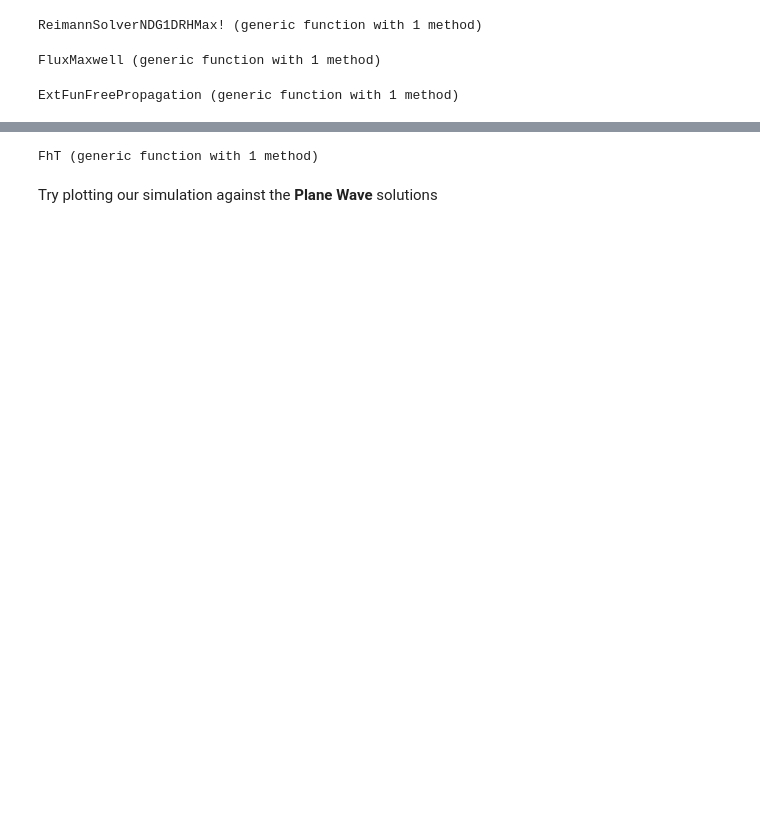
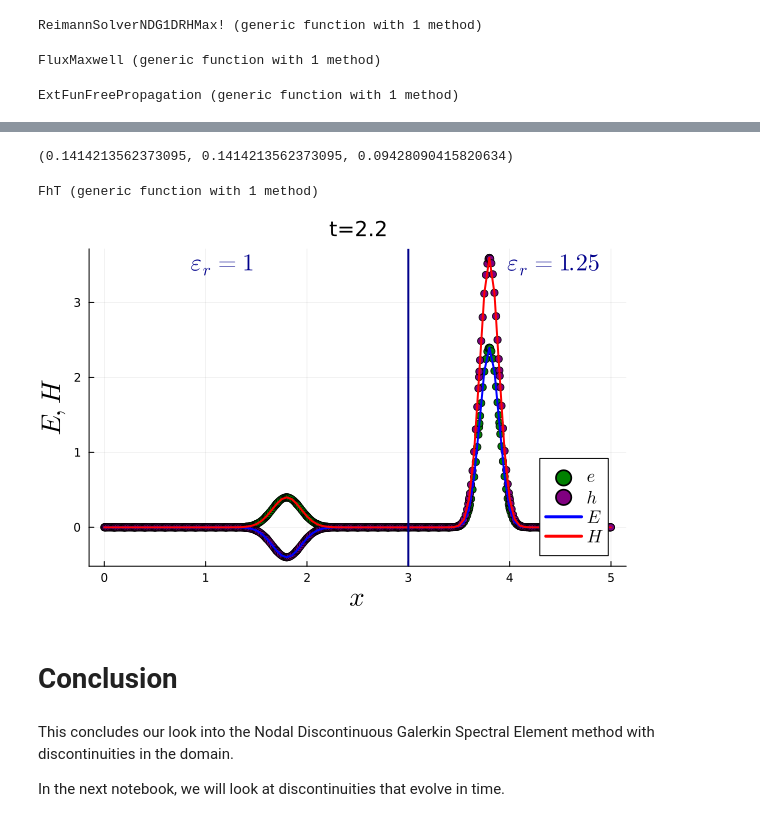
Before and after one commit to Implementing-Spectral-Methods/Implementing-Spectral-Methods, a Jupyter notebook: Part 3.ipynb, the cells around one changed output, grey strips where cells are left out. Saved outputs shown, nothing was run; the diff lists cells and outputs as text; code cells hidden in the pictures; blank space fills up the shorter version.

```diff
--- a/Part 3.ipynb
+++ b/Part 3.ipynb
@@ -2030,6 +2075,6 @@ ddtt = CFT/c1*ddxx
 # %%
 dsema = deepcopy(dsem)
 dt = 5.0e-4
-ttot = 2.0
+ttot = 2.2
 NT = floor(Int64, ttot/dt)
 # %% [output]
@@ -2095,10 +2125,21 @@ ETran = 2.0/(1+Beta)
+# %%
+#calculate new pulse widths for reflected and transmitted wave
+#and amplitude modifiers
+#
+taur = tau
+ar = 1/pi^0.25 / sqrt(taur)
+taut = tau * c1/c0
+at = 1/pi^0.25 / sqrt(taut)
+
+tau, taur, taut
+# %% [output]
+(0.1414213562373095, 0.1414213562373095, 0.09428090415820634)
 # %%
-
 #incident E field
 function FeI(x,t)
     FE = 0.0
     if x <= xeps
-        FE = 0.5*( 2^(-((x-X0) - t*speedc(x))^2/b^2) + 2^(-((x-X0) + t*speedc(x))^2/b^2))
+        FE = a*exp(-((x-X0) - t*speedc(x))^2/(2.0*tau^2))#0.5*( 2^(-((x-X0) - t*speedc(x))^2/b^2) + 2^(-((x-X0) + t*speedc(x))^2/b^2))
     else
         FE=0.0
     end
@@ -2108,7 +2149,7 @@ end
 function FhI(x,t)
     FH = 0.0
     if x <= xeps
-        FH = 0.5/impZ(x) * (2^(-((x-X0) - speedc(x)*t)^2/b^2) - 2^(-((x-X0) + t*speedc(x))^2/b^2))
+        FH = 1.0/impZ(x) * a*exp(-((x-X0) - t*speedc(x))^2/(2.0*tau^2))#0.5*impZ(x) * (2^(-((x-X0) - speedc(x)*t)^2/b^2) - 2^(-((x-X0) + t*speedc(x))^2/b^2))
     else
         FH=0.0
     end
@@ -2118,7 +2159,7 @@ end
 function FeR(x,t)
     FE = 0.0
     if x <= xeps
-        FE = ERef*0.5*( 2^(-((x-(xeps + (xeps-X0))) + t*speedc(x))^2/b^2))
+        FE = ERef*ar*exp(-((x-(xeps + (xeps-X0))) + t*speedc(x))^2/(2.0*taur^2))#ERef*0.5*( 2^(-((x-(xeps + (xeps-X0))) + t*speedc(x))^2/b^2))
     else
         FE=0.0
     end
@@ -2128,17 +2169,17 @@ end
 function FhR(x,t)
     FH = 0.0
     if x < xeps
-        FH = -ERef*0.5/impZ(x) *( 2^(-((x-(xeps + (xeps-X0))) + t*speedc(x))^2/b^2))
+        FH = -1.0/impZ(x) * ERef*ar*exp(-((x-(xeps + (xeps-X0))) + t*speedc(x))^2/(2.0*taur^2)) #ERef*0.5*impZ(x) *( 2^(-((x-(xeps + (xeps-X0))) + t*speedc(x))^2/b^2))
     else
         FH=0.0
     end
     return FH
 end
-#Transmitted E field
+#Transfmitted E Field
 function FeT(x,t)
     FE = 0.0
     if x >= xeps
-        FE = ETran*0.5*( 2^(-((x-X0) - t*speedc(x))^2/b^2))
+        FE = ETran*sqrt(Beta)*at*exp(-( (x-(c1/c0*X0 + (xeps-X0)) ) - t*speedc(x))^2/(2.0*taut^2)) #ETran*0.5*( 2^(-((x-X0) - t*speedc(x))^2/b^2))
     else
         FE=0.0
     end
@@ -2148,7 +2189,7 @@ end
 function FhT(x,t)
     FH = 0.0
     if x >= xeps
-        FH = ETran*0.5/impZ(x) * (2^(-((x-X0) - speedc(x)*t)^2/b^2))
+        FH = 1.0/impZ(x) * ETran*sqrt(Beta)*at*exp(-( (x-(c1/c0*X0 + (xeps-X0)) ) - t*speedc(x))^2/(2.0*taut^2)) #ETran*0.5*impZ(x) * (2^(-((x-X0) - speedc(x)*t)^2/b^2))
     else
         FH=0.0
     end
@@ -2159,2 +2211,22 @@ FhT (generic function with 1 method)
+# %%
+plot(xreal,dsema.Q[:,1], color=:green,seriestype=:scatter,label=L"e", format=:png)
+plot!(xreal,dsema.Q[:,2], color=:purple,seriestype=:scatter,label=L"h", format=:png)
+plot!(xx, EE, color=:blue,label=L"E", linewidth=2.0,format=:png)
+plot!(xx, HH, color=:red,label=L"H", linewidth=2.0,format=:png)
+vline!([3], color=:darkblue, linewidth=2, label="")
+annotate!(1.5, 3.5, text(L"\epsilon_r = 1", :darkblue, :right, 16))
+annotate!(4.9, 3.5, text(L"\epsilon_r = 1.25", :darkblue, :right, 16))
+#annotate!(1.3, -0.3, text("Left wave", :black, :right, 10))
+# annotate!(1.25, 1.5, text("Reflected\n"*L"|E_R|=0.14 \: E_I", :black, :left, 10))
+# annotate!(4.0, 3.0, text("Transmitted\n"*L"|E_T|=0.85 \: E_I", :black, :left, 10))
+plot!(title="t=2.2", legend=:bottomright, legendfontsize=12)#, xlim=(1,3))
+xlabel!(L"x", guidefont=18)
+ylabel!(L"E,H", guidefont=18)
+# %% [output]
+[figure, added]
 # %% [markdown]
-Try plotting our simulation against the **Plane Wave** solutions
+# Conclusion
+# %% [markdown]
+This concludes our look into the Nodal Discontinuous Galerkin Spectral Element method with discontinuities in the domain.
+
+In the next notebook, we will look at discontinuities that evolve in time.
```
Also changed, not shown: parts of 29 cells of this notebook.
